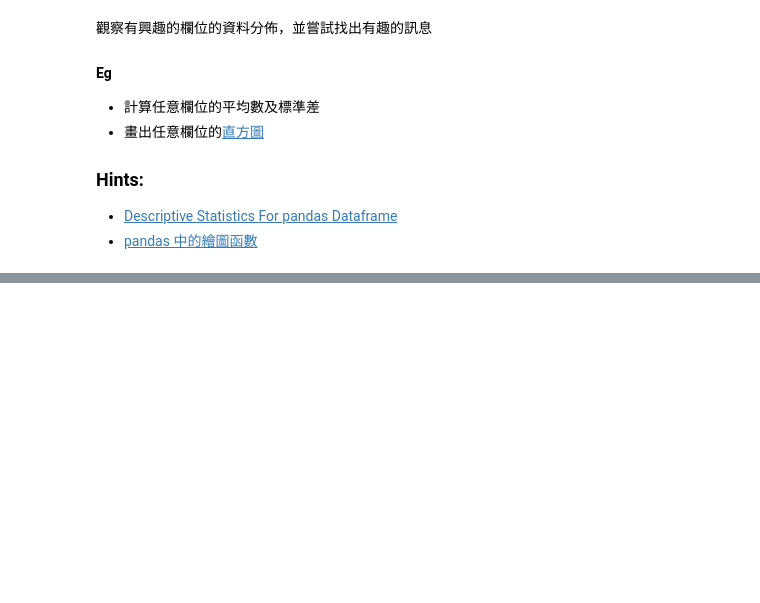
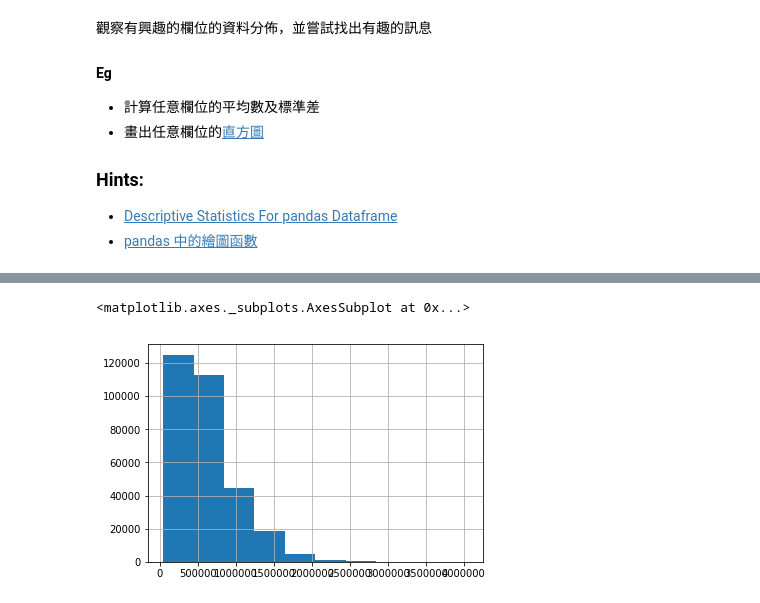
Before and after one commit to John-auw/ML100-Days, a Jupyter notebook: homework/Day_005_HW.ipynb, the cells around one changed output, grey strips where cells are left out. Cells and saved outputs as stored; diff of their text form; code cells hidden in the pictures; blank space fills up the shorter version.

```diff
--- a/homework/Day_005_HW.ipynb
+++ b/homework/Day_005_HW.ipynb
@@ -46,0 +94,5 @@ sub_train.plot()
+# %%
+app_train['AMT_CREDIT'].hist()
+# %% [output]
+<matplotlib.axes._subplots.AxesSubplot at 0x...>
+[figure, added]
```
Also changed, not shown: parts of 8 cells of this notebook.
